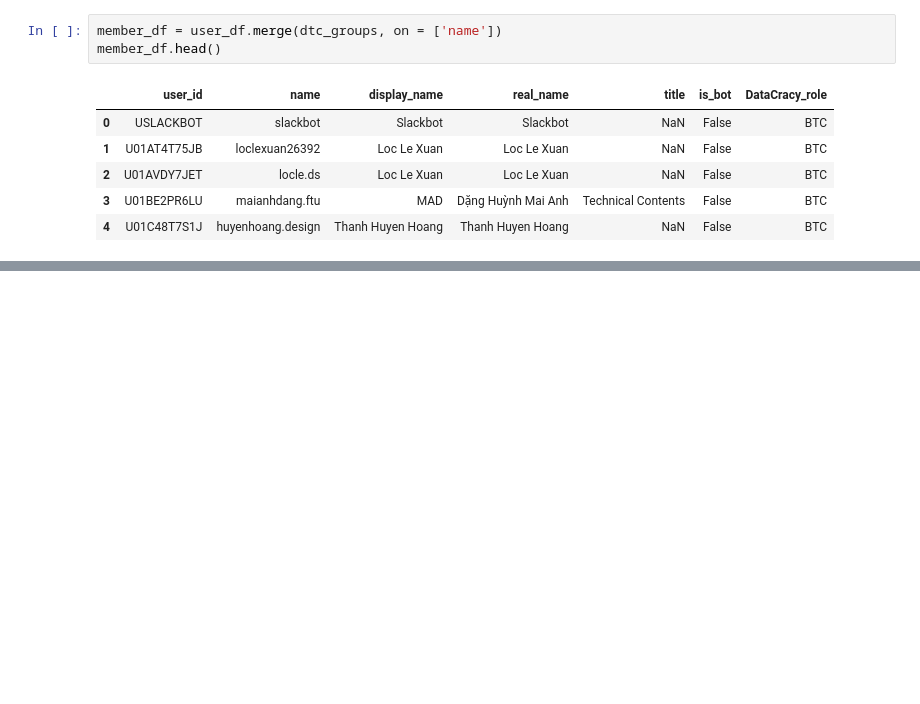
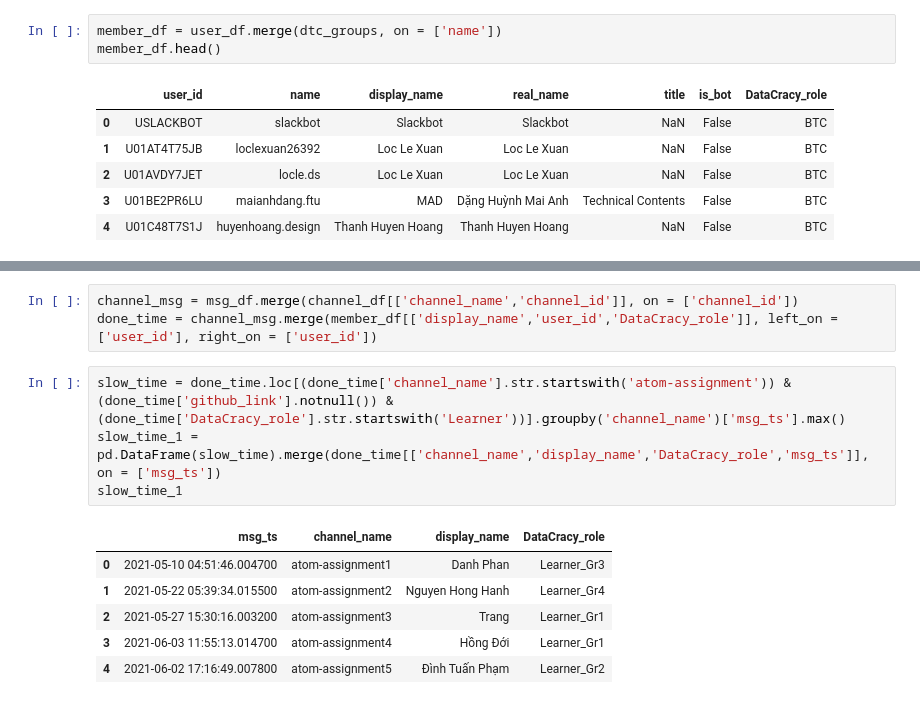
Before and after one commit to Ha-Huynh-Anh/atom-assignments, a Jupyter notebook: assignment_4/home_assignment_4.ipynb, the cells around one changed output, grey strips where cells are left out. Drawn from its saved outputs; the diff is of its cells as text; blank space fills up the shorter version.

```diff
--- a/assignment_4/home_assignment_4.ipynb
+++ b/assignment_4/home_assignment_4.ipynb
@@ -1263,0 +1313,14 @@ Name: count_msg, dtype: int64
+# %%
+channel_msg = msg_df.merge(channel_df[['channel_name','channel_id']], on = ['channel_id'])
+done_time = channel_msg.merge(member_df[['display_name','user_id','DataCracy_role']], left_on = ['user_id'], right_on = ['user_id'])
+# %%
+slow_time = done_time.loc[(done_time['channel_name'].str.startswith('atom-assignment')) & (done_time['github_link'].notnull()) & (done_time['DataCracy_role'].str.startswith('Learner'))].groupby('channel_name')['msg_ts'].max()
+slow_time_1 = pd.DataFrame(slow_time).merge(done_time[['channel_name','display_name','DataCracy_role','msg_ts']], on = ['msg_ts'])
+slow_time_1
+# %% [output]
+|  | msg_ts | channel_name | display_name | DataCracy_role |
+| 0 | 2021-05-10 04:51:46.004700 | atom-assignment1 | Danh Phan | Learner_Gr3 |
+| 1 | 2021-05-22 05:39:34.015500 | atom-assignment2 | Nguyen Hong Hanh | Learner_Gr4 |
+| 2 | 2021-05-27 15:30:16.003200 | atom-assignment3 | Trang | Learner_Gr1 |
+| 3 | 2021-06-03 11:55:13.014700 | atom-assignment4 | Hồng Đới | Learner_Gr1 |
+| 4 | 2021-06-02 17:16:49.007800 | atom-assignment5 | Đình Tuấn Phạm | Learner_Gr2 |
```
Also changed, not shown: parts of 17 cells of this notebook.
